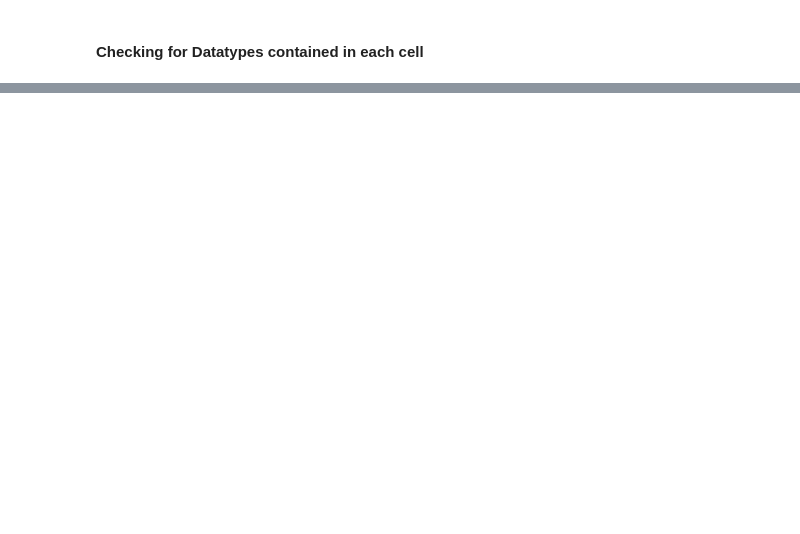
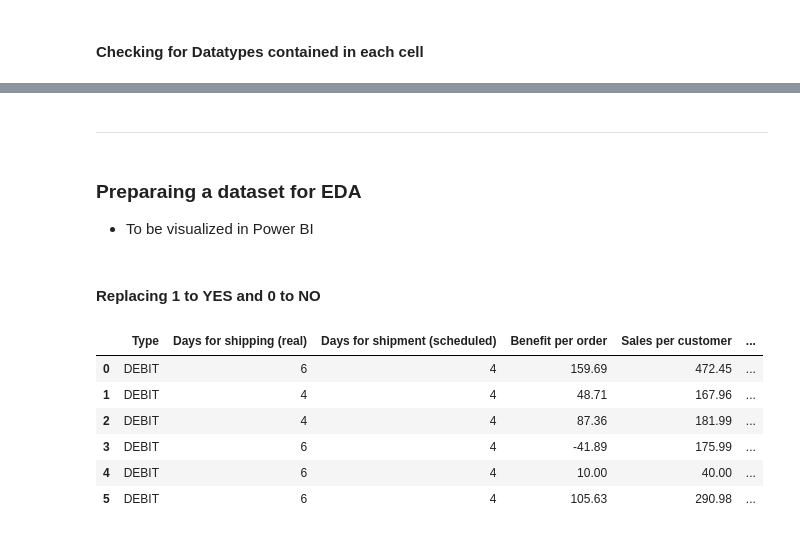
Before and after one commit to Ashura369/PROJECTS, a Jupyter notebook: Late Delivery Risk Prediction in Global Supply Chain Operations/0.ipynb, the cells around one changed output, grey strips where cells are left out. Saved outputs shown, nothing was run; the diff lists cells and outputs as text; code cells hidden in the pictures; blank space fills up the shorter version.

```diff
--- a/Late Delivery Risk Prediction in Global Supply Chain Operations/0.ipynb
+++ b/Late Delivery Risk Prediction in Global Supply Chain Operations/0.ipynb
@@ -142,0 +163,5 @@ Index(['Order Customer Id', 'Order Item Total', 'Order Profit Per Order',
+# %% [markdown]
+---
+# %% [markdown]
+### **Preparaing a dataset for EDA**
+- To be visualized in Power BI
@@ -142,0 +170,2 @@ Index(['Order Customer Id', 'Order Item Total', 'Order Profit Per Order',
+# %% [markdown]
+#### Replacing 1 to YES and 0 to NO
@@ -142,0 +174,11 @@ Index(['Order Customer Id', 'Order Item Total', 'Order Profit Per Order',
+# %%
+with pd.option_context('display.max_columns',None):                      # will print the dataset with all the columns (no columns will be kept hidden)
+    display(data.head(6))
+# %% [output]
+|  | Type | Days for shipping (real) | Days for shipment (scheduled) | Benefit per order | Sales per customer | ... |
+| 0 | DEBIT | 6 | 4 | 159.69 | 472.45 | ... |
+| 1 | DEBIT | 4 | 4 | 48.71 | 167.96 | ... |
+| 2 | DEBIT | 4 | 4 | 87.36 | 181.99 | ... |
+| 3 | DEBIT | 6 | 4 | -41.89 | 175.99 | ... |
+| 4 | DEBIT | 6 | 4 | 10.00 | 40.00 | ... |
+| 5 | DEBIT | 6 | 4 | 105.63 | 290.98 | ... |
```
Also changed, not shown: parts of 17 cells of this notebook, 3 other files.
